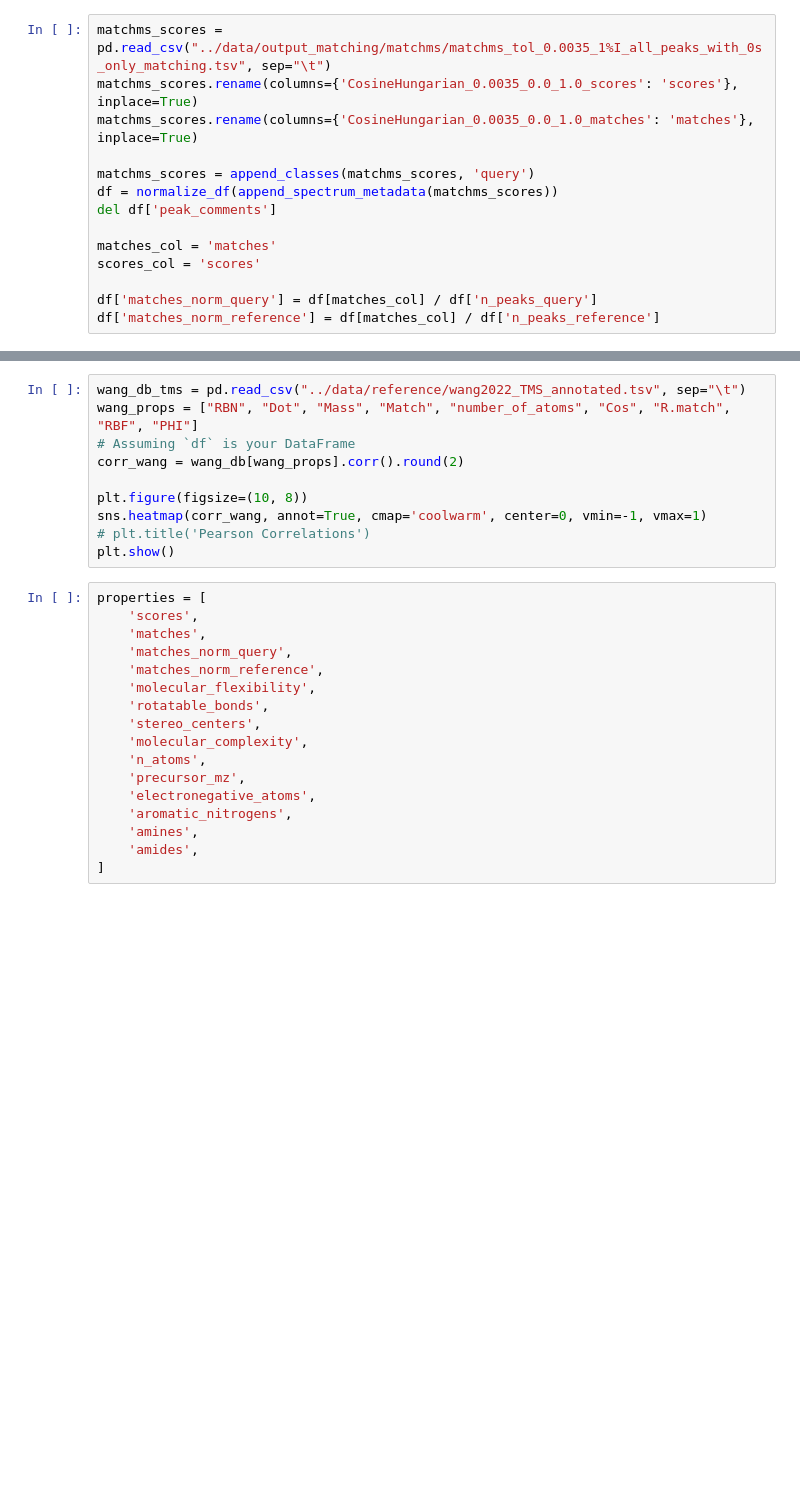
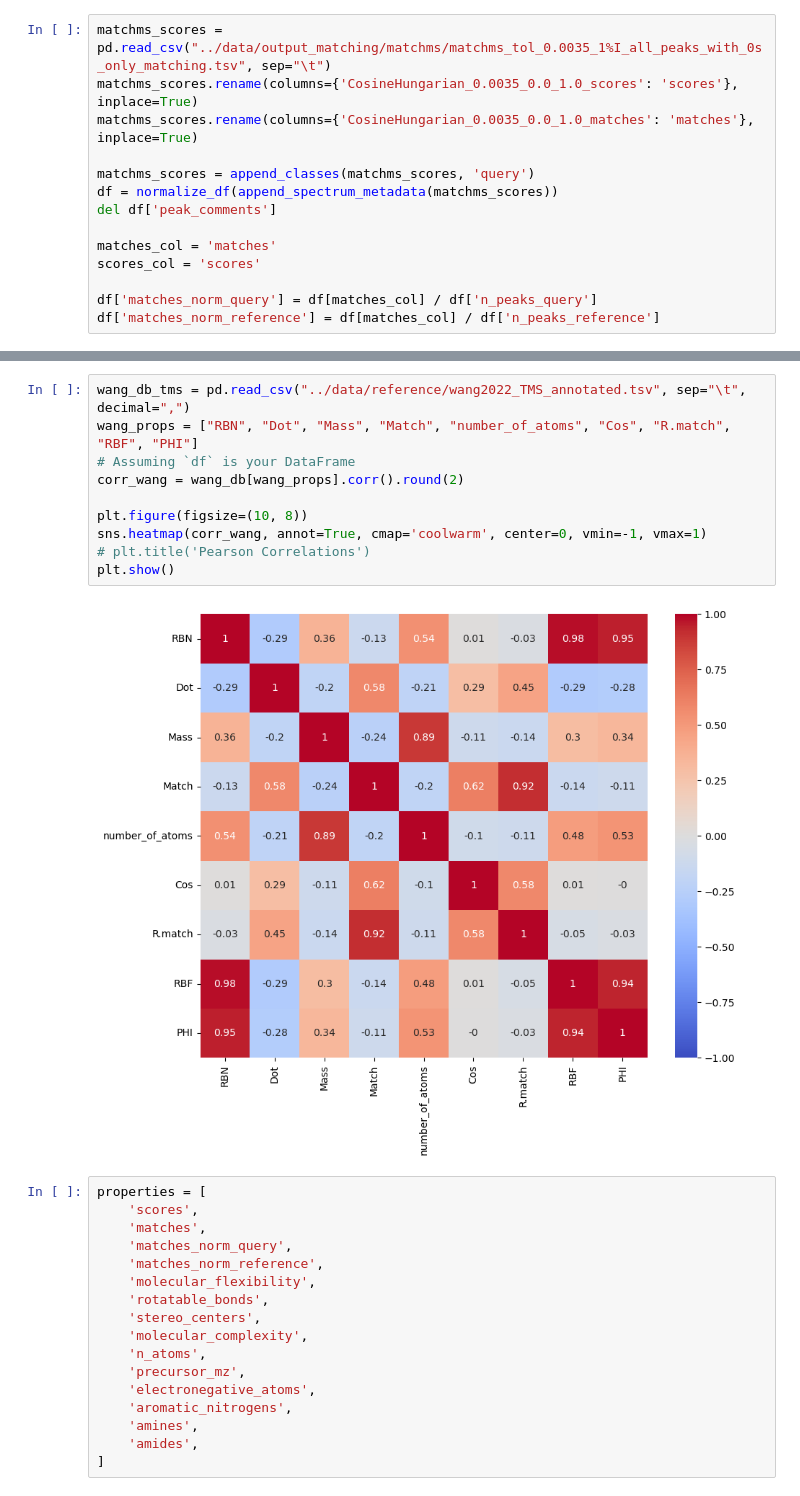
Before and after one commit to RECETOX/ei_spectra_predictions, a Jupyter notebook: analysis/Python_scripts/comparisons.ipynb, the cells around one changed output, grey strips where cells are left out. Drawn from its saved outputs; the diff is of its cells as text; blank space fills up the shorter version.

Commit message:
Added data for study comparison

```diff
--- a/analysis/Python_scripts/comparisons.ipynb
+++ b/analysis/Python_scripts/comparisons.ipynb
@@ -32,13 +34,15 @@ plt.show()
 # %%
-wang_db_tms = pd.read_csv("../data/reference/wang2022_TMS_annotated.tsv", sep="\t")
+wang_db_tms = pd.read_csv("../data/reference/wang2022_TMS_annotated.tsv", sep="\t", decimal=",")
 wang_props = ["RBN", "Dot", "Mass", "Match", "number_of_atoms", "Cos", "R.match", "RBF", "PHI"]
 # Assuming `df` is your DataFrame
 corr_wang = wang_db[wang_props].corr().round(2)
 
 plt.figure(figsize=(10, 8))
 sns.heatmap(corr_wang, annot=True, cmap='coolwarm', center=0, vmin=-1, vmax=1)
 # plt.title('Pearson Correlations')
 plt.show()
+# %% [output]
+[figure, added]
 # %%
 properties = [
     'scores',
```
Also changed, not shown: parts of 12 cells of this notebook, 11 other files.
